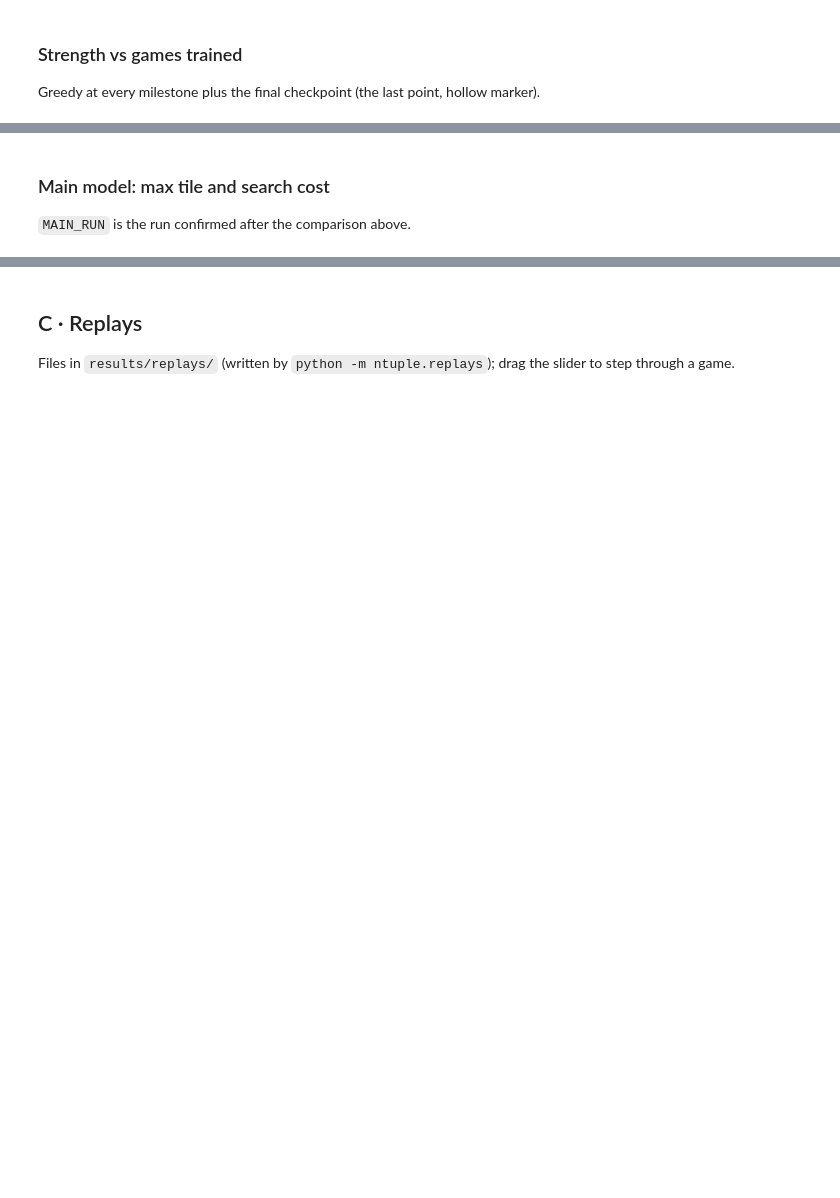
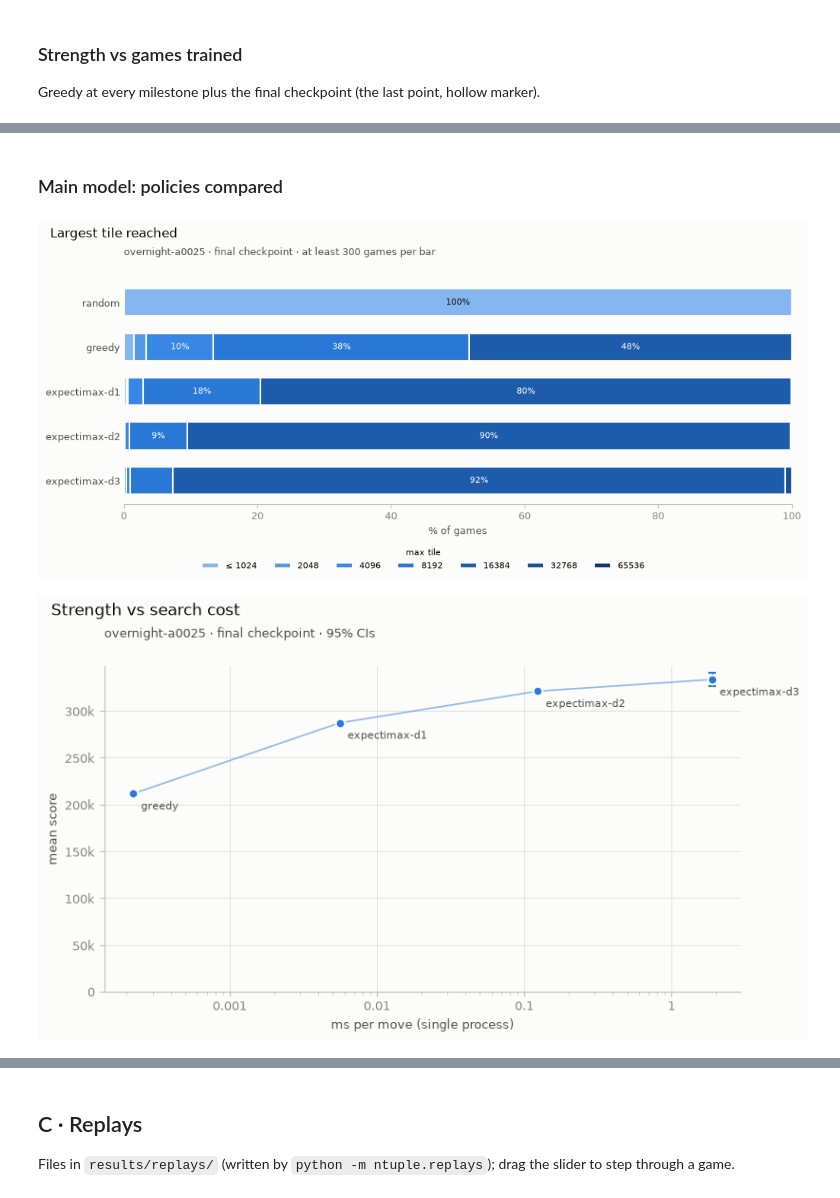
Before and after one commit to ardacakil/2048-bot, a Jupyter notebook: notebooks/05_showcase.ipynb, the cells around one changed output, grey strips where cells are left out. Saved outputs shown, nothing was run; the diff lists cells and outputs as text; code cells hidden in the pictures; blank space fills up the shorter version.

Commit message:
2b complete: expectimax eval, replays, showcase figures, README

```diff
--- a/notebooks/05_showcase.ipynb
+++ b/notebooks/05_showcase.ipynb
@@ -60,8 +60,10 @@ reach probability < 1e-4). Game i uses seed i for every policy and checkpoint. I
 # %%
 from analysis import report, stats
 
+MAIN_RUN = "overnight-a0025"  # confirmed by the paired comparison below
+results = report.load_results()
 table = report.summary()
 cols = ["run", "checkpoint", "games_trained", "policy", "depth", "games", "mean_score",
-        "mean_lo", "mean_hi", "reach_8192", "reach_16384", "reach_32768", "corner_pct",
-        "ms_per_move"] + [c for c in ["ms_per_move_bench"] if c in table]
-table[cols].round(2) if len(table) else print("no results in results/eval yet")
+        "mean_lo", "mean_hi", "reach_8192", "reach_16384", "reach_32768", "count_32768",
+        "corner_frac", "corner_stable_frac", "ms_per_move", "ms_per_move_bench"]
+table[[c for c in cols if c in table]].round(3)
@@ -83,11 +110,10 @@ curves.save_figure(fig, "eval_progression_greedy");
-# %% [markdown]
-### Main model: max tile and search cost
-
-`MAIN_RUN` is the run confirmed after the comparison above.
+# %% [markdown]
+### Main model: policies compared
 # %%
-MAIN_RUN = "overnight-a005"  # set to the confirmed winner
-
 fig = report.plot_max_tile_distribution(table, MAIN_RUN)
 curves.save_figure(fig, f"eval_max_tile_{MAIN_RUN}")
 fig = report.plot_strength_vs_cost(table, MAIN_RUN)
 curves.save_figure(fig, f"eval_strength_vs_cost_{MAIN_RUN}");
+# %% [output]
+[figure, added]
+[figure, added]
```
Also changed, not shown: parts of 11 cells of this notebook, 47 other files.
